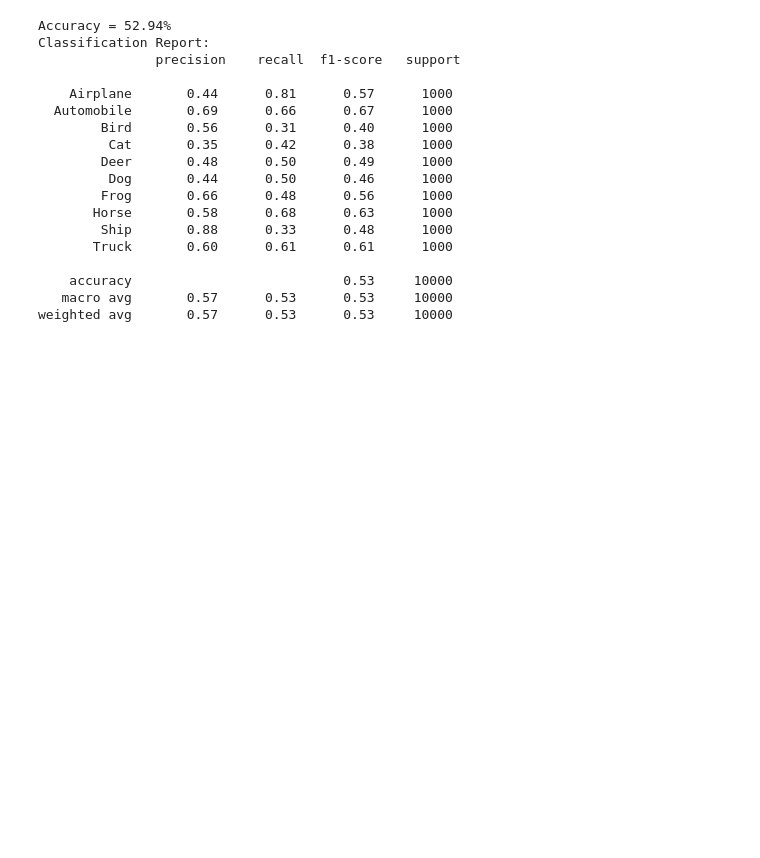
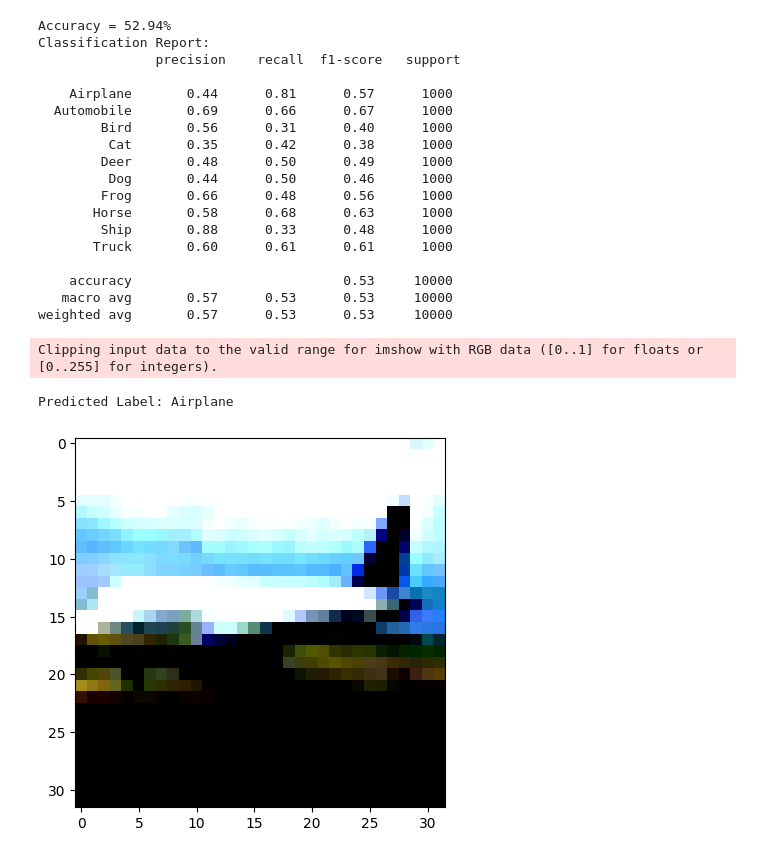
Before and after one commit to Hassan-Tamer/Intro_to_ml, a Jupyter notebook: assignment2/CIFAR10.ipynb, the cells around one changed output. Drawn from its saved outputs; the diff is of its cells as text; code cells hidden in the pictures; blank space fills up the shorter version.

```diff
--- a/assignment2/CIFAR10.ipynb
+++ b/assignment2/CIFAR10.ipynb
@@ -233,0 +253,27 @@ weighted avg       0.57      0.53      0.53     10000
+# %%
+model.eval()
+
+i = np.random.randint(0, len(CIFAR_train))
+
+# input = input.type(torch.FloatTensor).to(device)
+# input = input.unsqueeze(0)  # Adding batch dimension as models usually expect a batch
+
+with torch.no_grad():
+    input_raw = CIFAR_train[i][0].unsqueeze(0).to(device)
+    input = input_raw.reshape(input_raw.shape[0], -1)
+
+    output = model(input)
+
+    output = (torch.max(torch.exp(output), 1)[1]).data.cpu().numpy()
+#     output = model(input)
+
+# label = torch.argmax(output, dim=1).cpu().numpy()
+print("Predicted Label:", classes[output[0]])
+
+input_image = input_raw.squeeze().permute(1, 2, 0).cpu().numpy()
+plt.imshow(input_image)
+plt.show()
+# %% [output]
+Clipping input data to the valid range for imshow with RGB data ([0..1] for floats or [0..255] for integers).
+Predicted Label: Airplane
+[figure, added]
```
Also changed, not shown: parts of 2 cells of this notebook, 10 other files.
